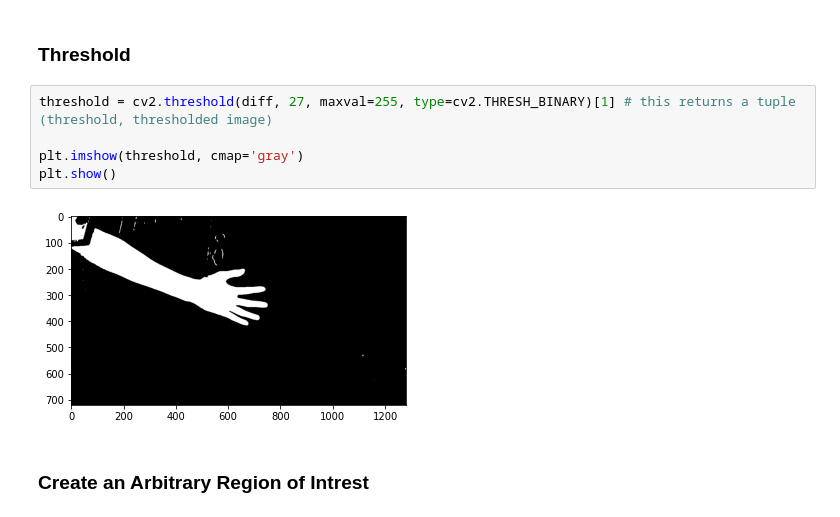
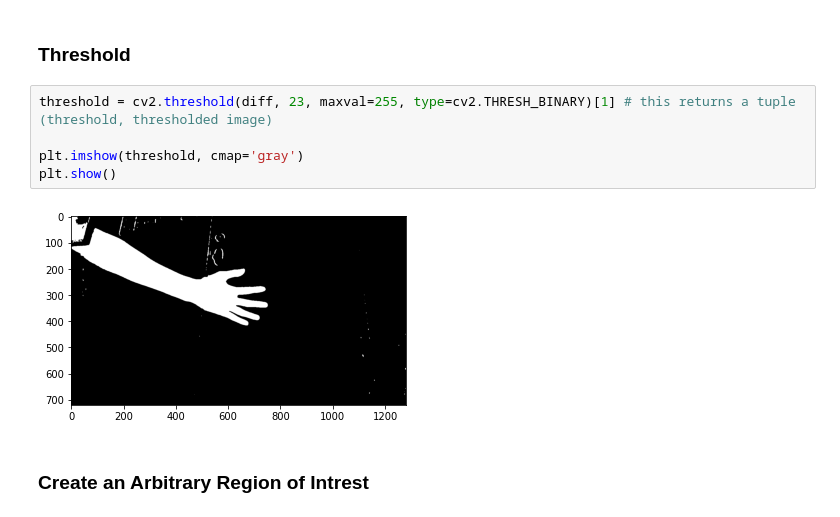
Before and after one commit to roostingcat/gesture_recog, a Jupyter notebook: dummy.ipynb, the cells around one changed output. Saved outputs shown, nothing was run; the diff lists cells and outputs as text.

```diff
--- a/dummy.ipynb
+++ b/dummy.ipynb
@@ -72,12 +73,12 @@ plt.show()
 # %% [markdown]
 ### Threshold
 # %%
-threshold = cv2.threshold(diff, 27, maxval=255, type=cv2.THRESH_BINARY)[1] # this returns a tuple (threshold, thresholded image)
+threshold = cv2.threshold(diff, 23, maxval=255, type=cv2.THRESH_BINARY)[1] # this returns a tuple (threshold, thresholded image)
 
 plt.imshow(threshold, cmap='gray')
 plt.show()
 # %% [output]
-[figure, old version]
+[figure, new version]
 # %% [markdown]
 ### Create an Arbitrary Region of Intrest
 # %%
```
Also changed, not shown: parts of 13 cells of this notebook.
